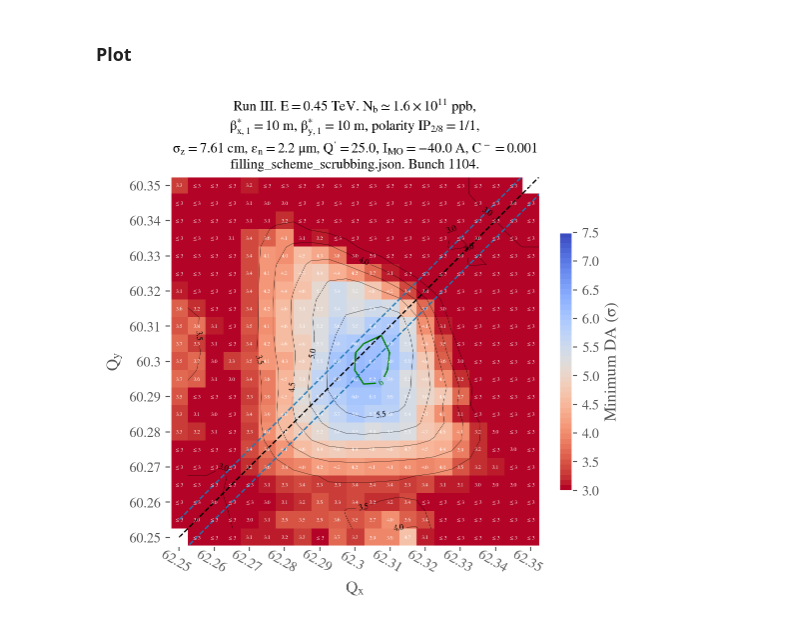
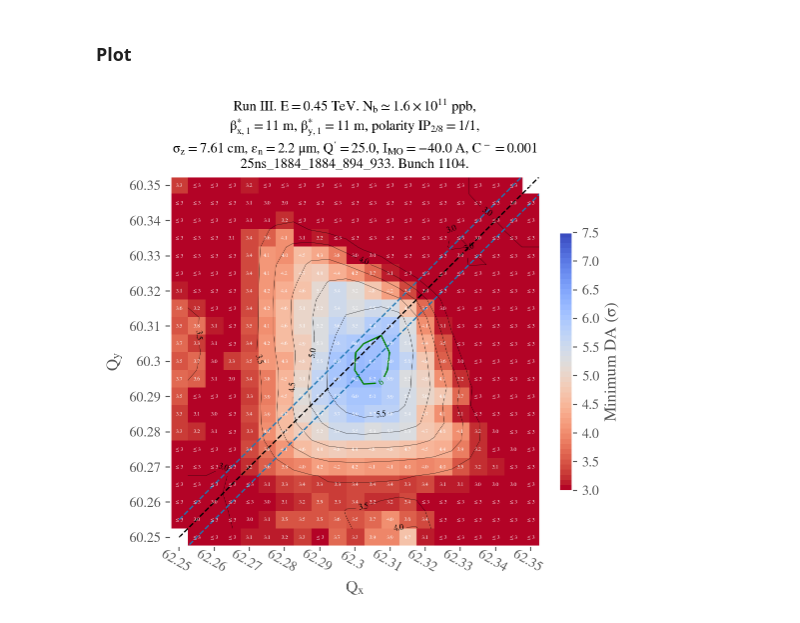
Before and after one commit to ColasDroin/DA_study_boilerplate, a Jupyter notebook: master_study/analysis/tune_scan_kostas/analysis_tune_scans.ipynb, the cells around one changed output. Saved outputs shown, nothing was run; the diff lists cells and outputs as text; code cells hidden in the pictures.

Commit message:
Finalized plot Kostas

```diff
--- a/master_study/analysis/tune_scan_kostas/analysis_tune_scans.ipynb
+++ b/master_study/analysis/tune_scan_kostas/analysis_tune_scans.ipynb
@@ -42,31 +42,32 @@ df_to_plot = df_to_plot.interpolate(method="cubic", axis=1)
 # %%
     # Load configuration files
 conf_mad = analysis_functions.load_config(CONF_MAD_PATH)['config_mad']
 conf_collider = analysis_functions.load_config(CONF_COLLIDER_PATH)["config_collider"]
 
 xlabel = r"$Q_x$"
 ylabel = r"$Q_y$"
 analysis_functions.plot_heatmap(
     df_to_plot,
     STUDY_NAME,
     link=None,
     plot_contours=True,
     conf_mad=conf_mad,
     conf_collider=conf_collider,
-    betx = 10,
-    bety = 10,
+    betx = 11,
+    bety = 11,
     symmetric=False,
     mask_lower_triangle=False,
     xlabel=xlabel,
     ylabel=ylabel,
     plot_diagonal_lines=True,
     extended_diagonal=True,
     prevent_mask = True,
     small_delta_diagonal=True,
     xaxis_ticks_on_top=False,
     display_intensity=True,
     vmin = 3,
-    LHC_version = "Run III"
+    LHC_version = "Run III",
+    name_filling_scheme = "25ns_1884_1884_894_933"
 )
 # %% [output]
-[figure, old version]
+[figure, new version]
```
Also changed, not shown: 4 other files.
